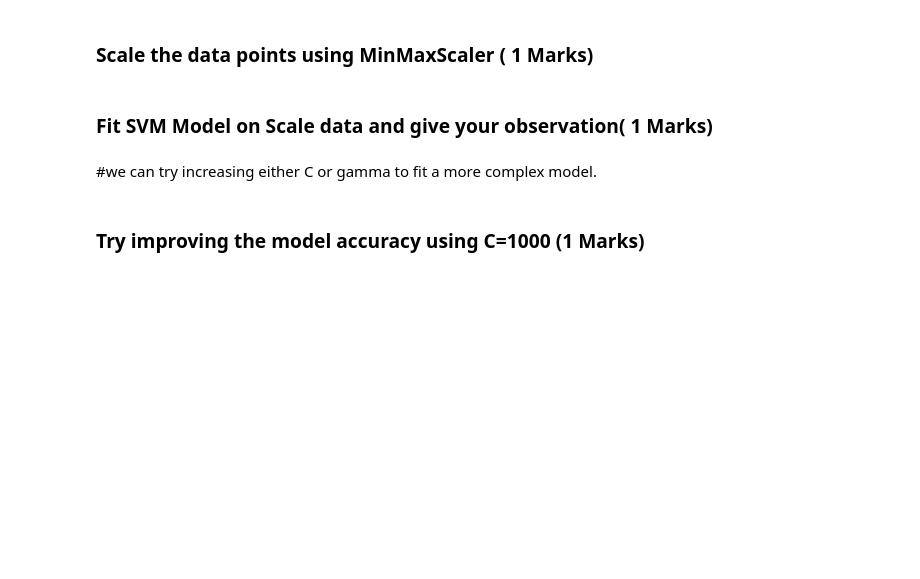
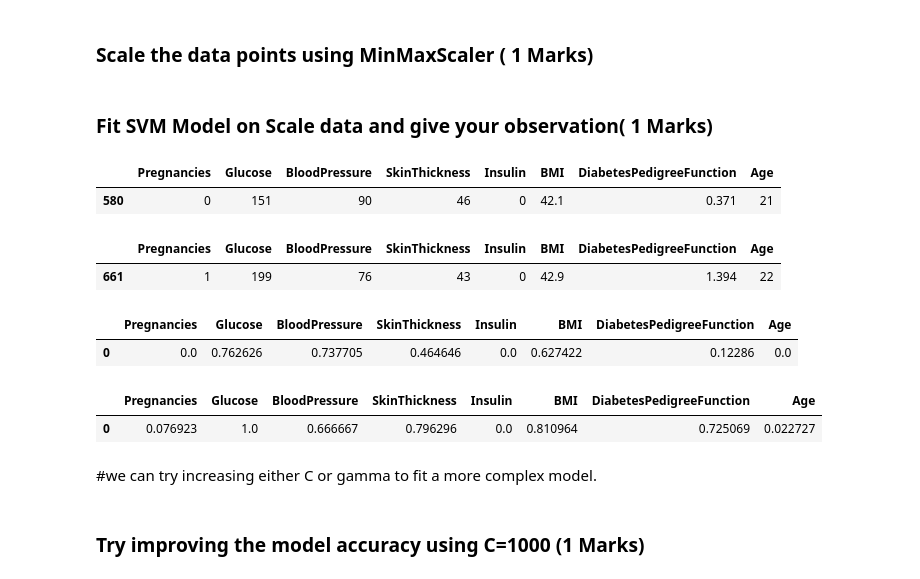
Before and after one commit to GreatLearningAIML1/bangalore-feb-batch-siju-samuel, a Jupyter notebook: R5_Lab_ExternalUnSupervisedSVMDiabates/R5_Lab_External_Unsupervised_SVM_Problem_Diabetes.ipynb, the cells around one changed output. Saved outputs shown, nothing was run; the diff lists cells and outputs as text; code cells hidden in the pictures; blank space fills up the shorter version.

```diff
--- a/R5_Lab_ExternalUnSupervisedSVMDiabates/R5_Lab_External_Unsupervised_SVM_Problem_Diabetes.ipynb
+++ b/R5_Lab_ExternalUnSupervisedSVMDiabates/R5_Lab_External_Unsupervised_SVM_Problem_Diabetes.ipynb
@@ -268,0 +288,10 @@ Confusion Matrix:
+# %%
+X_train.head(1)
+# %% [output]
+|  | Pregnancies | Glucose | BloodPressure | SkinThickness | Insulin | BMI | DiabetesPedigreeFunction | Age |
+| 580 | 0 | 151 | 90 | 46 | 0 | 42.1 | 0.371 | 21 |
+# %%
+X_test.head(1)
+# %% [output]
+|  | Pregnancies | Glucose | BloodPressure | SkinThickness | Insulin | BMI | DiabetesPedigreeFunction | Age |
+| 661 | 1 | 199 | 76 | 43 | 0 | 42.9 | 1.394 | 22 |
@@ -269,3 +301,13 @@ Confusion Matrix:
+# %%
+X_train_std.head(1)
+# %% [output]
+|  | Pregnancies | Glucose | BloodPressure | SkinThickness | Insulin | BMI | DiabetesPedigreeFunction | Age |
+| 0 | 0.0 | 0.762626 | 0.737705 | 0.464646 | 0.0 | 0.627422 | 0.12286 | 0.0 |
+# %%
+X_test_std.head(1)
+# %% [output]
+|  | Pregnancies | Glucose | BloodPressure | SkinThickness | Insulin | BMI | DiabetesPedigreeFunction | Age |
+| 0 | 0.076923 | 1.0 | 0.666667 | 0.796296 | 0.0 | 0.810964 | 0.725069 | 0.022727 |
 # %% [markdown]
 #we can try increasing either C or gamma to fit a more complex model.
 # %% [markdown]
```
Also changed, not shown: parts of 19 cells of this notebook.
